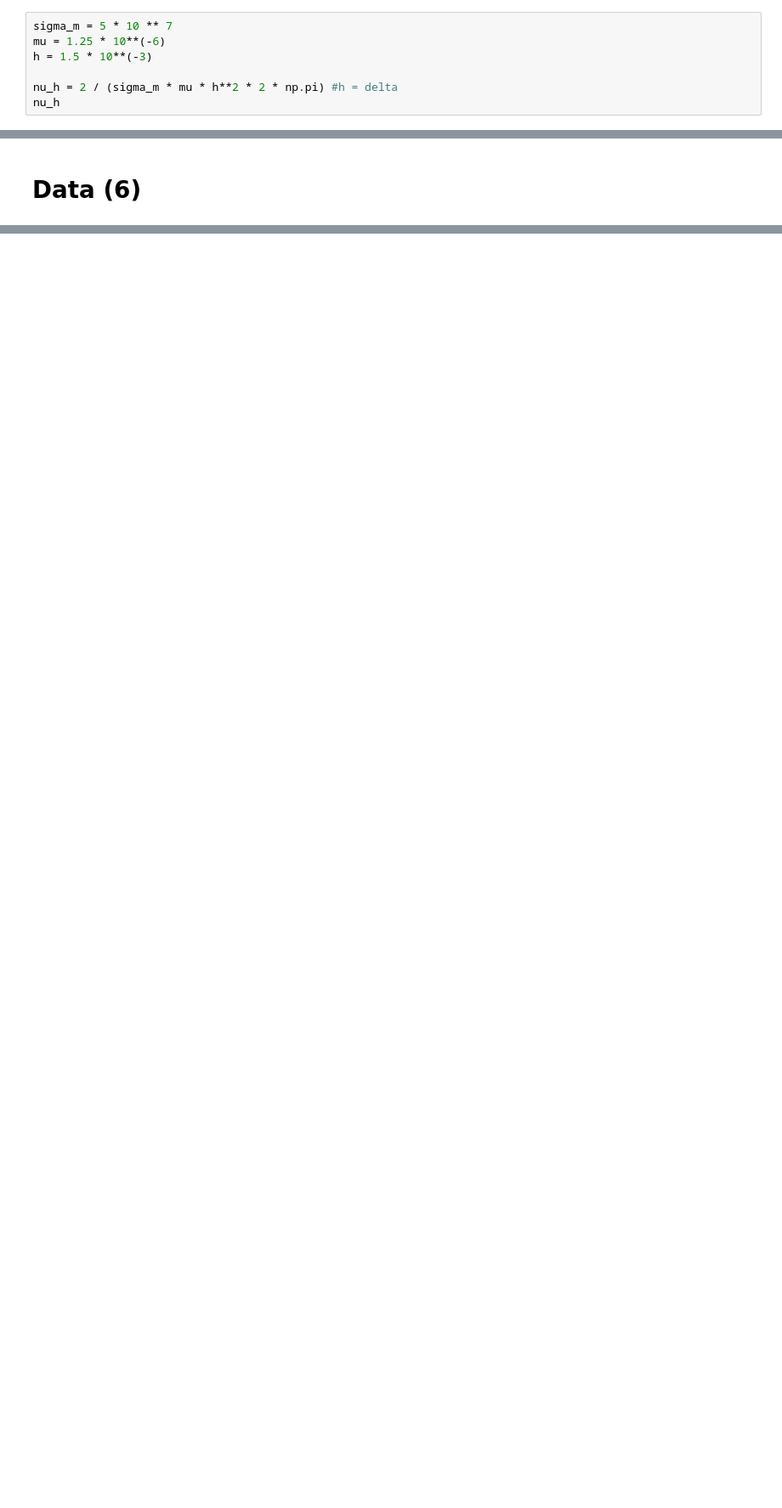
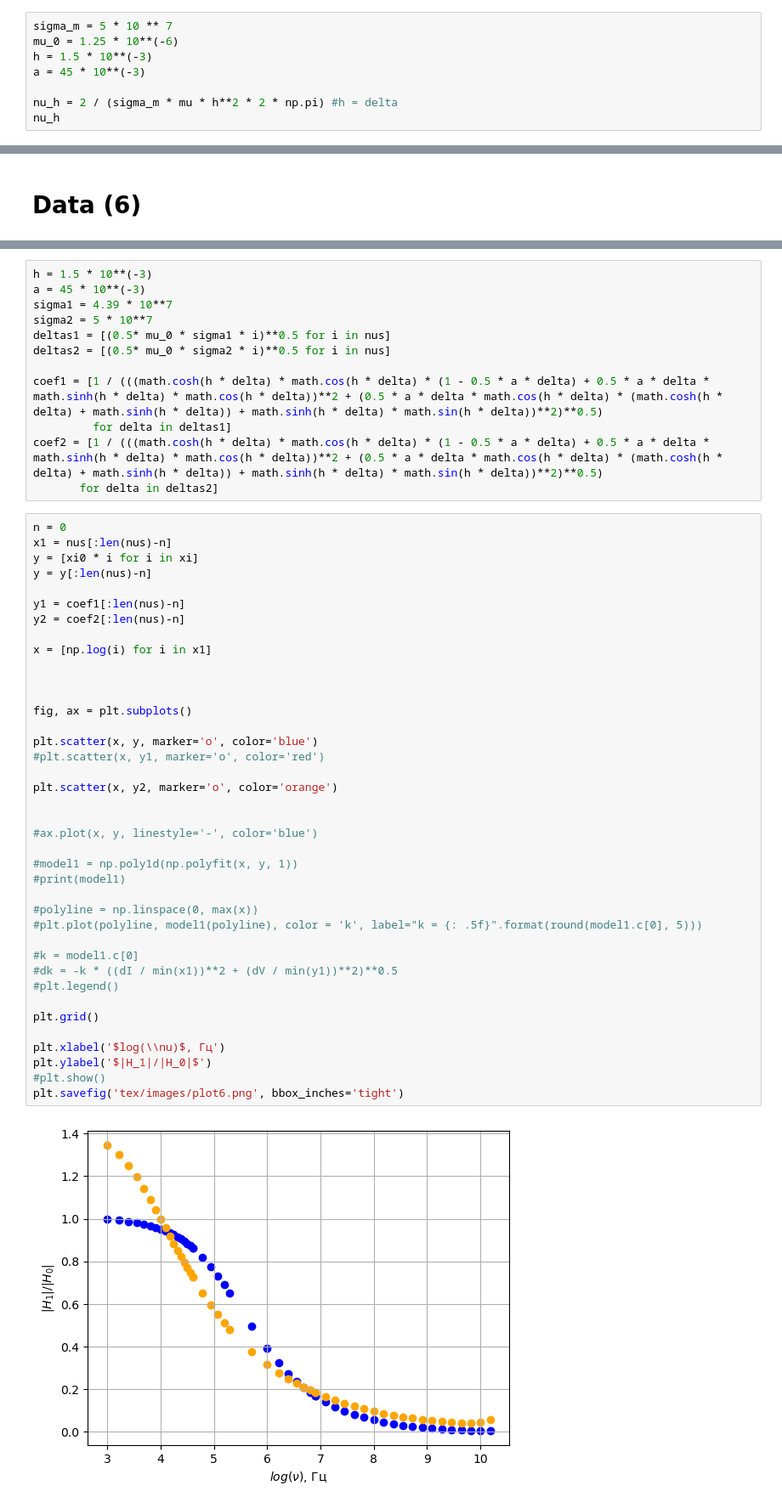
Before and after one commit to juliaProjorlivy/laba, a Jupyter notebook: 3_sem/laba_3.7.1/3.7.1.ipynb, the cells around one changed output, grey strips where cells are left out. Shown at 85% size. Drawn from its saved outputs; the diff is of its cells as text; blank space fills up the shorter version.

```diff
--- a/3_sem/laba_3.7.1/3.7.1.ipynb
+++ b/3_sem/laba_3.7.1/3.7.1.ipynb
@@ -4,8 +4,9 @@ import numpy as np
 import math
 # %%
 sigma_m = 5 * 10 ** 7
-mu = 1.25 * 10**(-6)
+mu_0 = 1.25 * 10**(-6)
 h = 1.5 * 10**(-3)
+a = 45 * 10**(-3)
 
 nu_h = 2 / (sigma_m * mu * h**2 * 2 * np.pi) #h = delta
 nu_h
@@ -464,0 +639,53 @@ plt.savefig('tex/images/plot4.png', bbox_inches='tight')
+# %%
+h = 1.5 * 10**(-3)
+a = 45 * 10**(-3)
+sigma1 = 4.39 * 10**7
+sigma2 = 5 * 10**7
+deltas1 = [(0.5* mu_0 * sigma1 * i)**0.5 for i in nus]
+deltas2 = [(0.5* mu_0 * sigma2 * i)**0.5 for i in nus]
+
+coef1 = [1 / (((math.cosh(h * delta) * math.cos(h * delta) * (1 - 0.5 * a * delta) + 0.5 * a * delta * math.sinh(h * delta) * math.cos(h * delta))**2 + (0.5 * a * delta * math.cos(h * delta) * (math.cosh(h * delta) + math.sinh(h * delta)) + math.sinh(h * delta) * math.sin(h * delta))**2)**0.5)
+         for delta in deltas1]
+coef2 = [1 / (((math.cosh(h * delta) * math.cos(h * delta) * (1 - 0.5 * a * delta) + 0.5 * a * delta * math.sinh(h * delta) * math.cos(h * delta))**2 + (0.5 * a * delta * math.cos(h * delta) * (math.cosh(h * delta) + math.sinh(h * delta)) + math.sinh(h * delta) * math.sin(h * delta))**2)**0.5)
+       for delta in deltas2]
+# %%
+n = 0
+x1 = nus[:len(nus)-n]
+y = [xi0 * i for i in xi]
+y = y[:len(nus)-n]
+
+y1 = coef1[:len(nus)-n]
+y2 = coef2[:len(nus)-n]
+
+x = [np.log(i) for i in x1]
+
+
+
+fig, ax = plt.subplots()
+
+plt.scatter(x, y, marker='o', color='blue')
+#plt.scatter(x, y1, marker='o', color='red')
+
+plt.scatter(x, y2, marker='o', color='orange')
+
+
+#ax.plot(x, y, linestyle='-', color='blue')
+
+#model1 = np.poly1d(np.polyfit(x, y, 1))
+#print(model1)
+
+#polyline = np.linspace(0, max(x))
+#plt.plot(polyline, model1(polyline), color = 'k', label="k = {: .5f}".format(round(model1.c[0], 5)))
+
+#k = model1.c[0]
+#dk = -k * ((dI / min(x1))**2 + (dV / min(y1))**2)**0.5
+#plt.legend()
+
+plt.grid()
+
+plt.xlabel('$log(\\nu)$, Гц')
+plt.ylabel('$|H_1|/|H_0|$')
+#plt.show()
+plt.savefig('tex/images/plot6.png', bbox_inches='tight')
+# %% [output]
+[figure, added]
```
Also changed, not shown: parts of 4 cells of this notebook, 8 other files.
